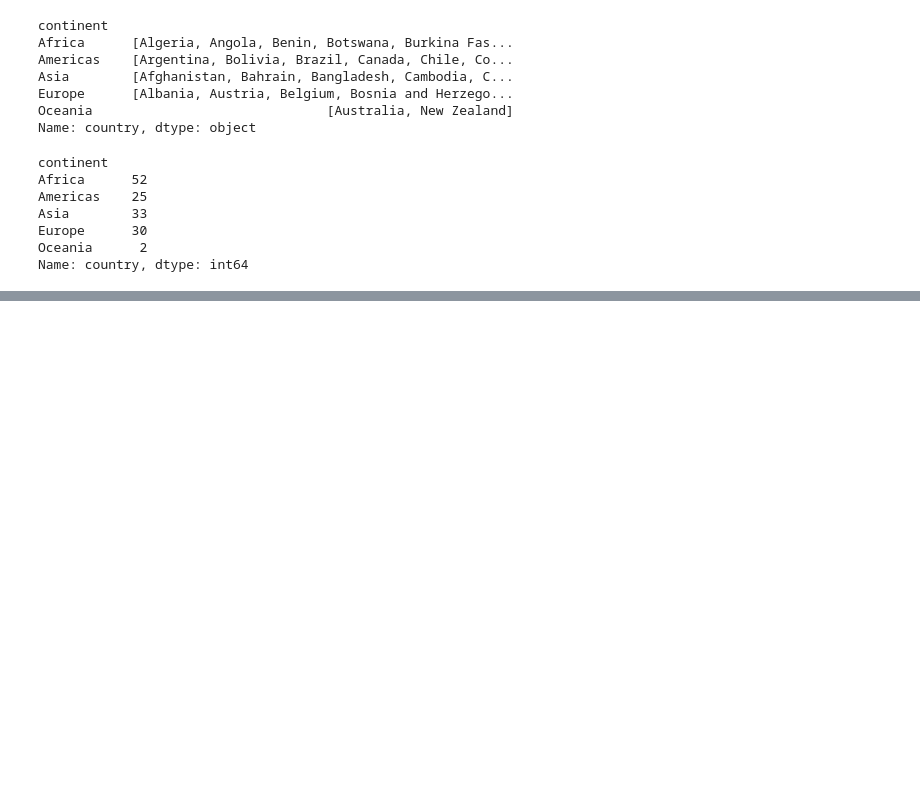
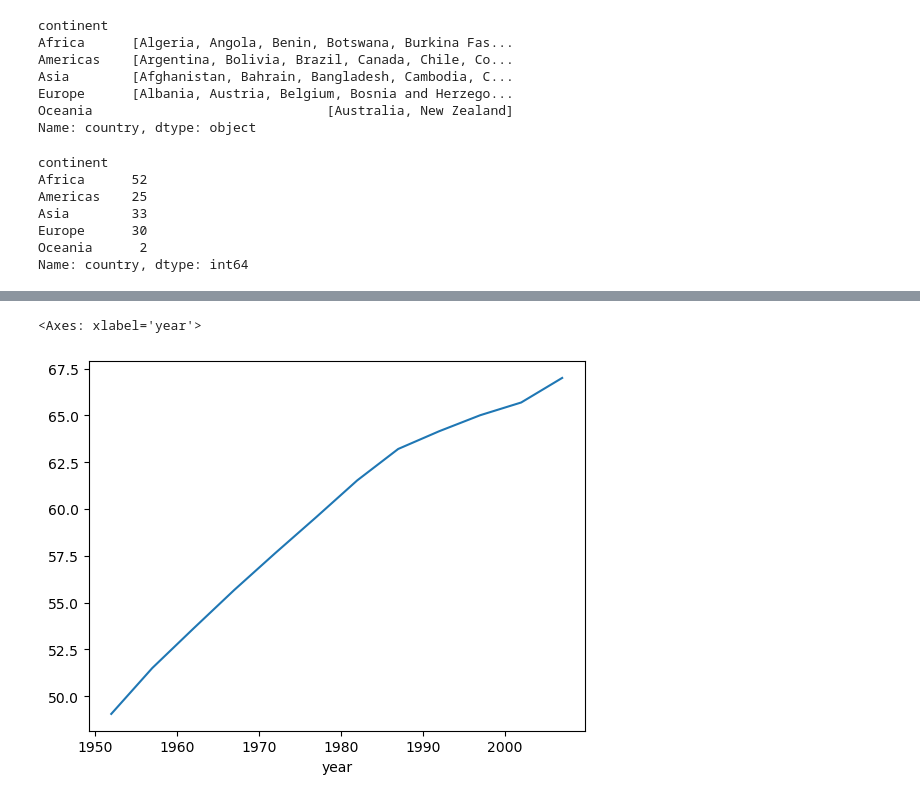
Before and after one commit to yeaeun123/datascience_notebook, a Jupyter notebook: 01.EDA with Pandas.ipynb, the cells around one changed output, grey strips where cells are left out. Saved outputs shown, nothing was run; the diff lists cells and outputs as text; code cells hidden in the pictures; blank space fills up the shorter version.

Commit message:
데이터프레임 plot, 시리즈

```diff
--- a/01.EDA with Pandas.ipynb
+++ b/01.EDA with Pandas.ipynb
@@ -265,3 +265,5 @@ Oceania      2
 Name: country, dtype: int64
 # %%
 # EDA에서 Visualization은 아주 중요한 절차다
+life_expectancies = df.groupby('year')['lifeExp'].mean()
+life_expectancies
@@ -267,0 +285,6 @@ Name: country, dtype: int64
+# %%
+%matplotlib inline
+life_expectancies.plot()
+# %% [output]
+<Axes: xlabel='year'>
+[figure, added]
```
Also changed, not shown: parts of 1 cell of this notebook, 1 other file.
